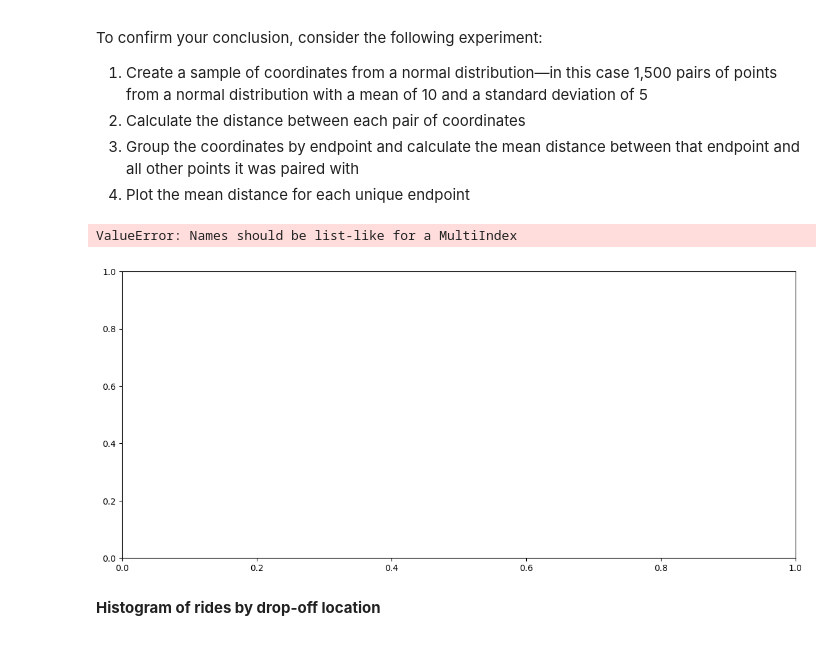
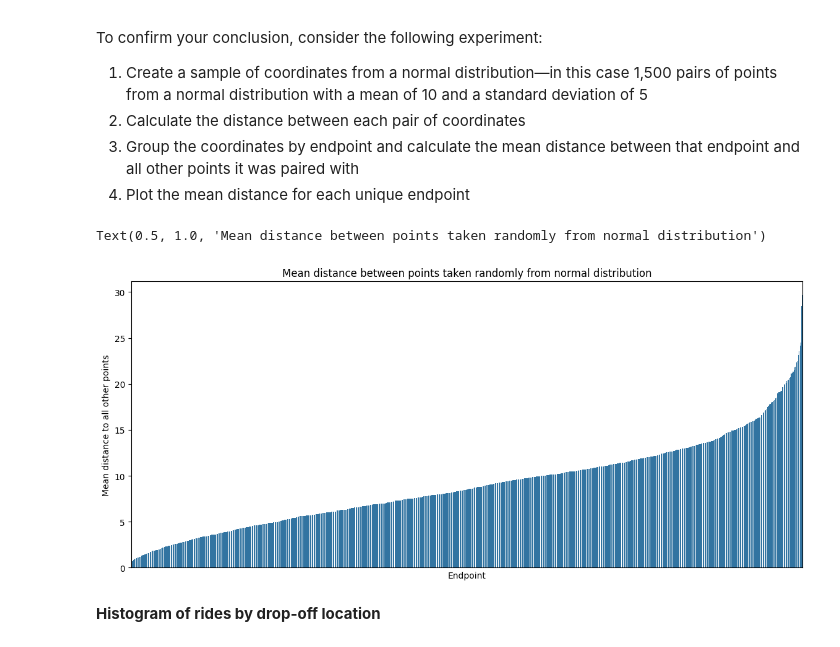
Before and after one commit to amlupenza/EDA_agda_automatidata, a Jupyter notebook: Activity_Course 3 Automatidata project lab.ipynb, the cells around one changed output. Saved outputs shown, nothing was run; the diff lists cells and outputs as text; code cells hidden in the pictures.

```diff
--- a/Activity_Course 3 Automatidata project lab.ipynb
+++ b/Activity_Course 3 Automatidata project lab.ipynb
@@ -699,37 +673,38 @@ To confirm your conclusion, consider the following experiment:
 # %%
 #BONUS CONTENT
 
+# Create a bar plot of mean trip distances by drop-off location in ascending order by distance
 # 1. Generate random points on a 2D plane from a normal distribution
 test = np.round(np.random.normal(10, 5, (3000, 2)), 1)
 midway = int(len(test)/2)  # Calculate midpoint of the array of coordinates
 start = test[:midway]      # Isolate first half of array ("pick-up locations")
 end = test[midway:]        # Isolate second half of array ("drop-off locations")
 
 # 2. Calculate Euclidean distances between points in first half and second half of array
 distances = (start - end)**2
 distances = distances.sum(axis=-1)
 distances = np.sqrt(distances)
 
 # 3. Group the coordinates by "drop-off location", compute mean distance
 test_df = pd.DataFrame({'start': [tuple(x) for x in start.tolist()],
                    'end': [tuple(x) for x in end.tolist()],
                    'distance': distances})
 data = test_df[['end', 'distance']].groupby('end').mean()
-data = data.sort_values(by='distance')
+data = data.sort_values(by='distance').reset_index()
 
 # 4. Plot the mean distance between each endpoint ("drop-off location") and all points it connected to
 plt.figure(figsize=(14,6))
 ax = sns.barplot(x=data.index,
                  y=data['distance'],
                  order=data.index)
 ax.set_xticklabels([])
 ax.set_xticks([])
 ax.set_xlabel('Endpoint')
 ax.set_ylabel('Mean distance to all other points')
 ax.set_title('Mean distance between points taken randomly from normal distribution')
 # %% [output]
-ValueError: Names should be list-like for a MultiIndex
+Text(0.5, 1.0, 'Mean distance between points taken randomly from normal distribution')
-[figure, old version]
+[figure, new version]
 # %% [markdown]
 **Histogram of rides by drop-off location**
 # %% [markdown]
```
Also changed, not shown: parts of 20 cells of this notebook.
